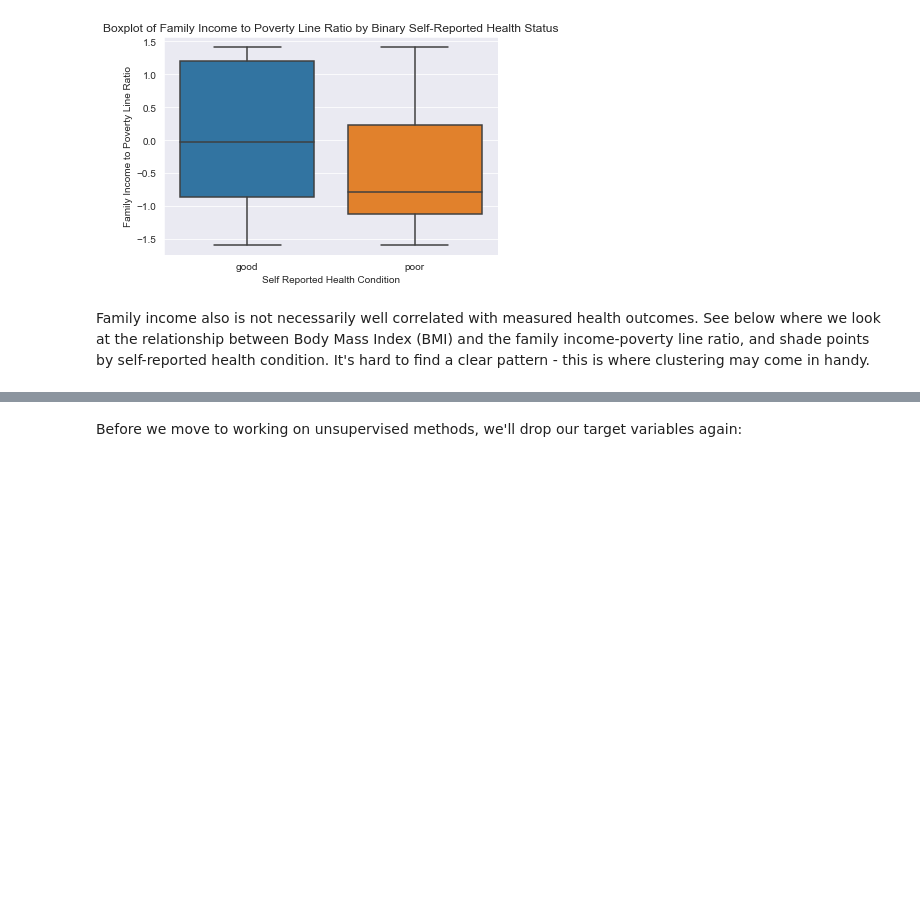
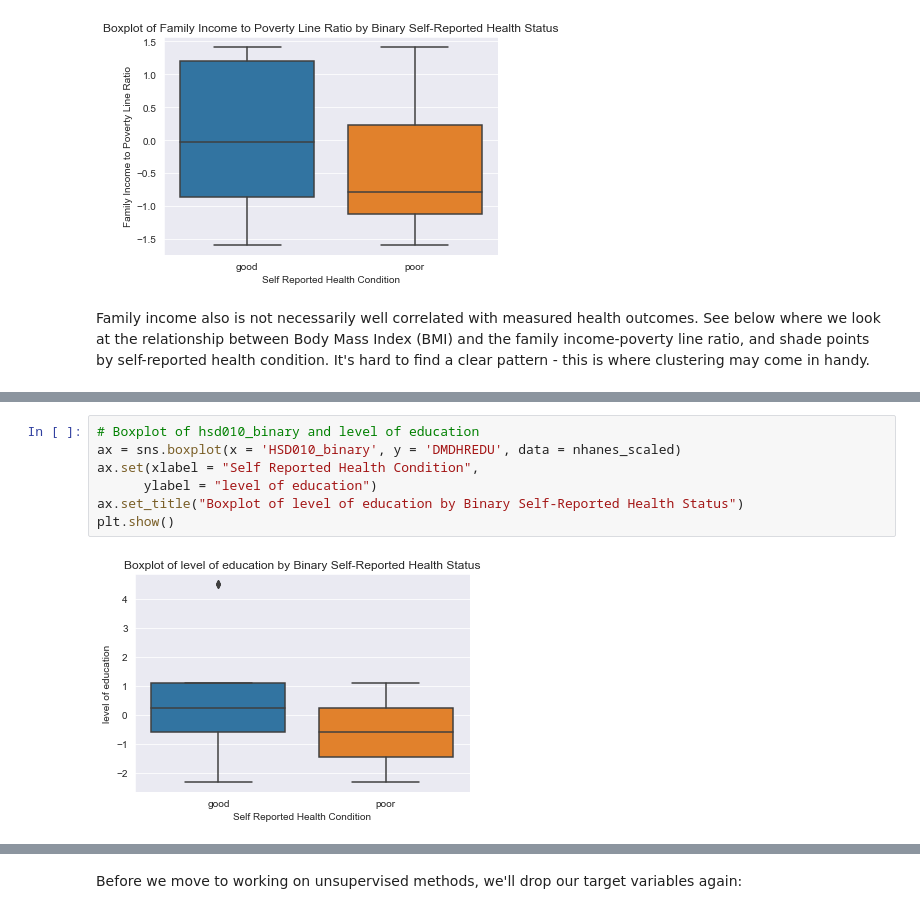
Before and after one commit to paulbsalamanca/CSS-Project-4-Team-1-Fall-2020, a Jupyter notebook: Project 4 Students.ipynb, the cells around one changed output, grey strips where cells are left out. Drawn from its saved outputs; the diff is of its cells as text; blank space fills up the shorter version.

Commit message:
Add exploratory plots and explainatory text

```diff
--- a/Project 4 Students.ipynb
+++ b/Project 4 Students.ipynb
@@ -100,0 +105,9 @@ plt.show()
+# %%
+# Boxplot of hsd010_binary and level of education
+ax = sns.boxplot(x = 'HSD010_binary', y = 'DMDHREDU', data = nhanes_scaled)
+ax.set(xlabel = "Self Reported Health Condition",
+      ylabel = "level of education")
+ax.set_title("Boxplot of level of education by Binary Self-Reported Health Status")
+plt.show()
+# %% [output]
+[figure, added]
```
Also changed, not shown: parts of 25 cells of this notebook.
